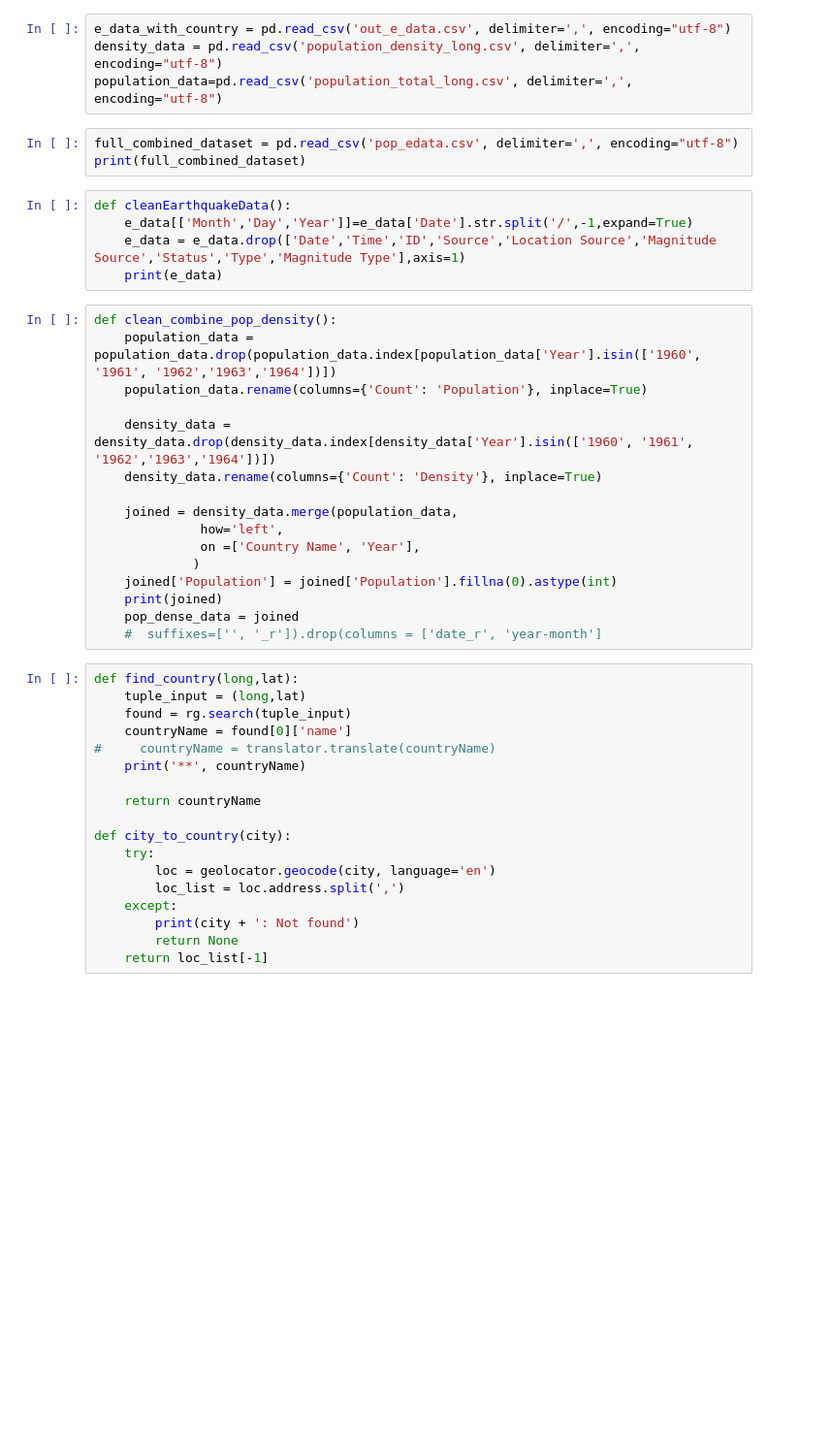
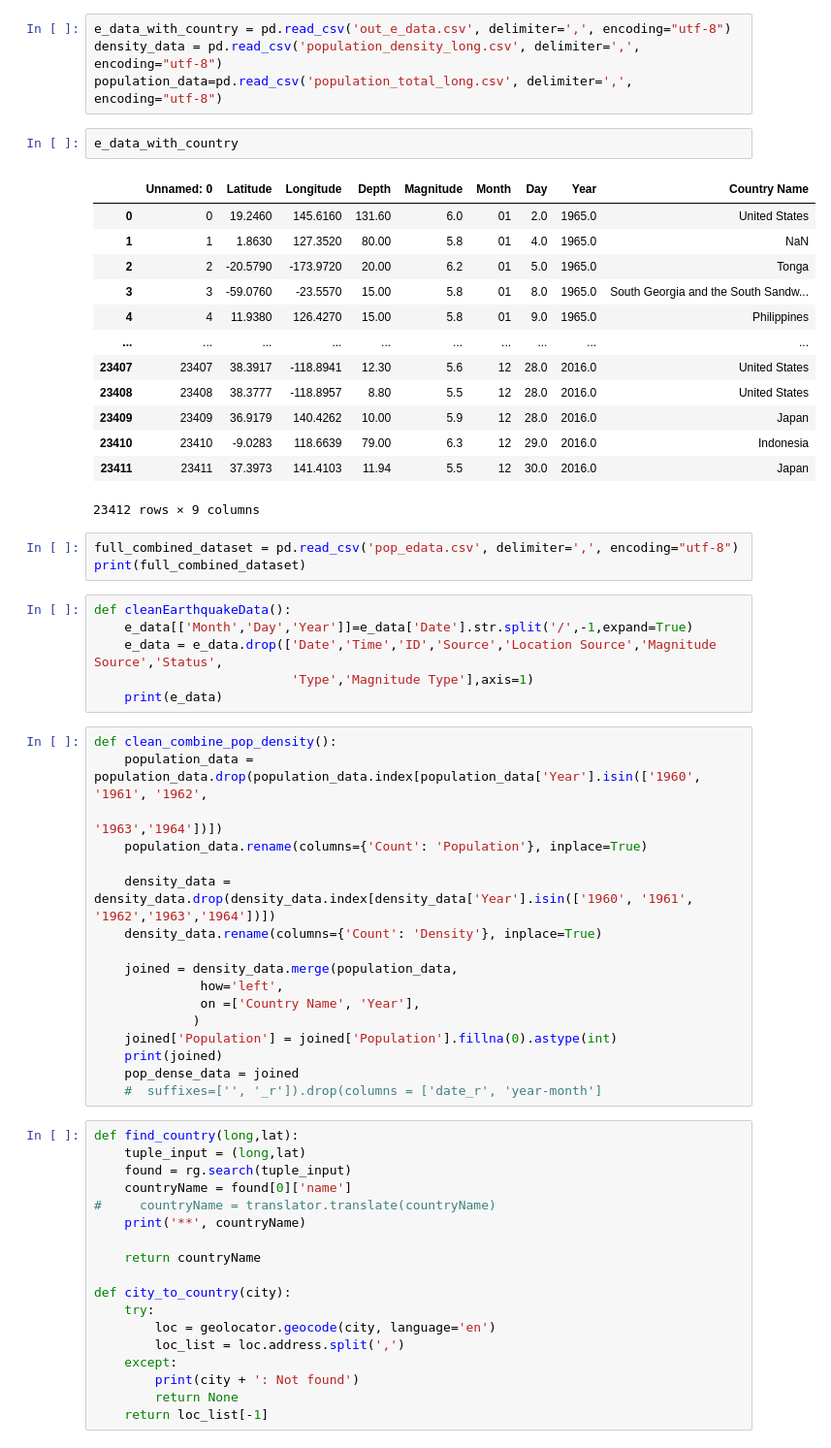
Before and after one commit to Ignasrocas1990/earthquakes_prediction, a Jupyter notebook: project.ipynb, the cells around one changed output. Shown at 97% size. Drawn from its saved outputs; the diff is of its cells as text; blank space fills up the shorter version.

```diff
--- a/project.ipynb
+++ b/project.ipynb
@@ -16,17 +16,35 @@ def input_org_data():
 e_data_with_country = pd.read_csv('out_e_data.csv', delimiter=',', encoding="utf-8")
 density_data = pd.read_csv('population_density_long.csv', delimiter=',', encoding="utf-8")
 population_data=pd.read_csv('population_total_long.csv', delimiter=',', encoding="utf-8")
+# %%
+e_data_with_country
+# %% [output]
+|  | Unnamed: 0 | Latitude | Longitude | Depth | Magnitude | Month | Day | Year | Country Name |
+| 0 | 0 | 19.2460 | 145.6160 | 131.60 | 6.0 | 01 | 2.0 | 1965.0 | United States |
+| 1 | 1 | 1.8630 | 127.3520 | 80.00 | 5.8 | 01 | 4.0 | 1965.0 | NaN |
+| 2 | 2 | -20.5790 | -173.9720 | 20.00 | 6.2 | 01 | 5.0 | 1965.0 | Tonga |
+| 3 | 3 | -59.0760 | -23.5570 | 15.00 | 5.8 | 01 | 8.0 | 1965.0 | South Georgia and the South Sandw... |
+| 4 | 4 | 11.9380 | 126.4270 | 15.00 | 5.8 | 01 | 9.0 | 1965.0 | Philippines |
+| ... | ... | ... | ... | ... | ... | ... | ... | ... | ... |
+| 23407 | 23407 | 38.3917 | -118.8941 | 12.30 | 5.6 | 12 | 28.0 | 2016.0 | United States |
+| 23408 | 23408 | 38.3777 | -118.8957 | 8.80 | 5.5 | 12 | 28.0 | 2016.0 | United States |
+| 23409 | 23409 | 36.9179 | 140.4262 | 10.00 | 5.9 | 12 | 28.0 | 2016.0 | Japan |
+| 23410 | 23410 | -9.0283 | 118.6639 | 79.00 | 6.3 | 12 | 29.0 | 2016.0 | Indonesia |
+| 23411 | 23411 | 37.3973 | 141.4103 | 11.94 | 5.5 | 12 | 30.0 | 2016.0 | Japan |
+23412 rows × 9 columns
 # %%
 full_combined_dataset = pd.read_csv('pop_edata.csv', delimiter=',', encoding="utf-8")
 print(full_combined_dataset)
 # %%
 def cleanEarthquakeData():
     e_data[['Month','Day','Year']]=e_data['Date'].str.split('/',-1,expand=True)
-    e_data = e_data.drop(['Date','Time','ID','Source','Location Source','Magnitude Source','Status','Type','Magnitude Type'],axis=1)
+    e_data = e_data.drop(['Date','Time','ID','Source','Location Source','Magnitude Source','Status',
+                          'Type','Magnitude Type'],axis=1)
     print(e_data)
 # %%
 def clean_combine_pop_density():
-    population_data = population_data.drop(population_data.index[population_data['Year'].isin(['1960', '1961', '1962','1963','1964'])])
+    population_data = population_data.drop(population_data.index[population_data['Year'].isin(['1960', '1961', '1962',
+                                                                                               '1963','1964'])])
     population_data.rename(columns={'Count': 'Population'}, inplace=True)
 
     density_data = density_data.drop(density_data.index[density_data['Year'].isin(['1960', '1961', '1962','1963','1964'])])
```
Also changed, not shown: 2 other files.
